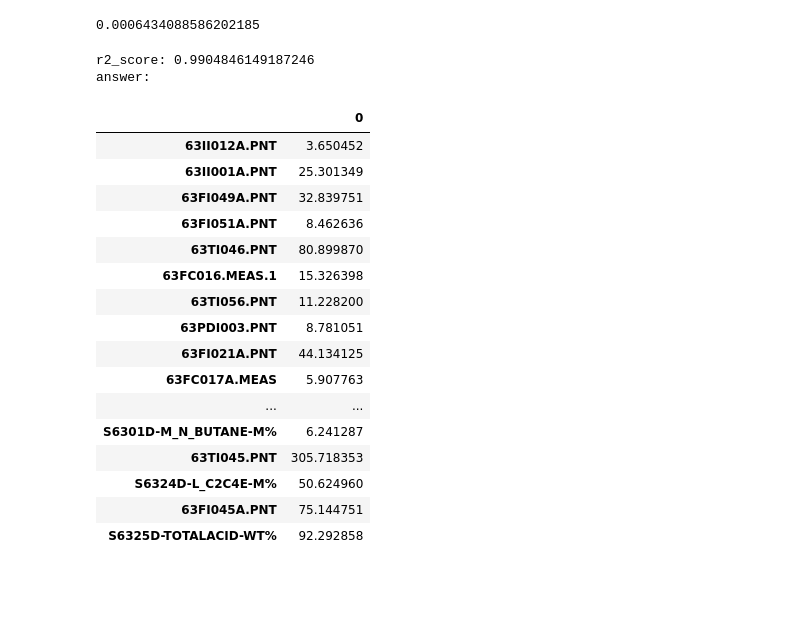
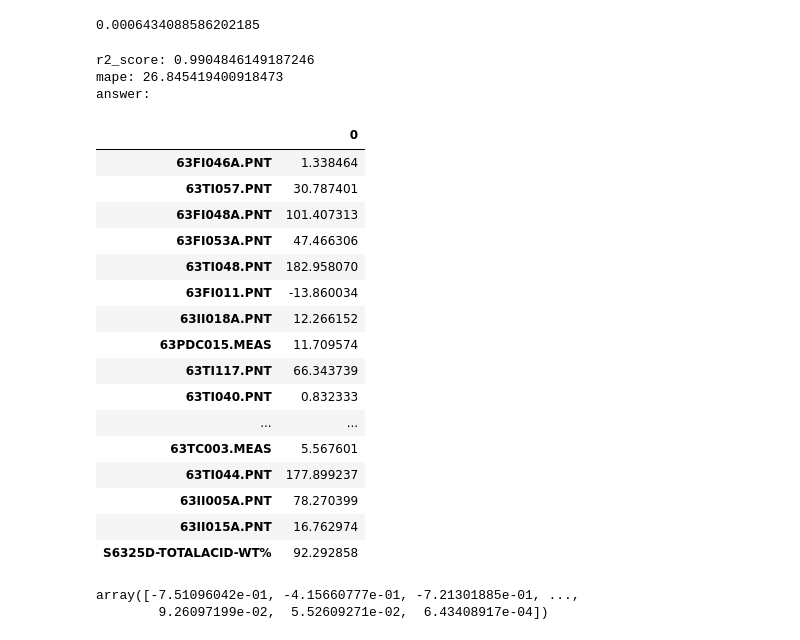
Before and after one commit to skywalker0803r/ALK-, a Jupyter notebook: surrogate model optimize.ipynb, the cells around one changed output. Drawn from its saved outputs; the diff is of its cells as text; code cells hidden in the pictures; blank space fills up the shorter version.

```diff
--- a/surrogate model optimize.ipynb
+++ b/surrogate model optimize.ipynb
@@ -163,30 +178,41 @@ model.predict(pd.DataFrame(study.best_params,index=[0]))[0]
 # %%
 pd.set_option('display.max_rows', 500)
 df_answer = pd.DataFrame()
 for i in study.best_params:
     df_answer[i] = [study.best_params[i]]
 df_answer[y_col] = model.predict(pd.DataFrame(study.best_params,index=[0]))[0]
 df_answer[:] = ss.inverse_transform(df_answer[:])
+def mape(y_true, y_pred):
+    y_true, y_pred = np.array(y_true), np.array(y_pred)
+    return np.mean(np.abs((y_true - y_pred) / y_true)) * 100
+y_pred = model.predict(x)
 print('r2_score:',model.score(x,y))
+print('mape:',mape(y,y_pred))
 print('answer:')
 df_answer.T
 # %% [output]
 r2_score: 0.9904846149187246
+mape: 26.845419400918473
 answer:
 |  | 0 |
-| 63II012A.PNT | 3.650452 |
-| 63II001A.PNT | 25.301349 |
-| 63FI049A.PNT | 32.839751 |
-| 63FI051A.PNT | 8.462636 |
-| 63TI046.PNT | 80.899870 |
-| 63FC016.MEAS.1 | 15.326398 |
-| 63TI056.PNT | 11.228200 |
-| 63PDI003.PNT | 8.781051 |
-| 63FI021A.PNT | 44.134125 |
-| 63FC017A.MEAS | 5.907763 |
+| 63FI046A.PNT | 1.338464 |
+| 63TI057.PNT | 30.787401 |
+| 63FI048A.PNT | 101.407313 |
+| 63FI053A.PNT | 47.466306 |
+| 63TI048.PNT | 182.958070 |
+| 63FI011.PNT | -13.860034 |
+| 63II018A.PNT | 12.266152 |
+| 63PDC015.MEAS | 11.709574 |
+| 63TI117.PNT | 66.343739 |
+| 63TI040.PNT | 0.832333 |
 | ... | ... |
-| S6301D-M_N_BUTANE-M% | 6.241287 |
-| 63TI045.PNT | 305.718353 |
-| S6324D-L_C2C4E-M% | 50.624960 |
-| 63FI045A.PNT | 75.144751 |
+| 63TC003.MEAS | 5.567601 |
+| 63TI044.PNT | 177.899237 |
+| 63II005A.PNT | 78.270399 |
+| 63II015A.PNT | 16.762974 |
 | S6325D-TOTALACID-WT% | 92.292858 |
+# %%
+y_pred
+# %% [output]
+array([-7.51096042e-01, -4.15660777e-01, -7.21301885e-01, ...,
+        9.26097199e-02,  5.52609271e-02,  6.43408917e-04])
```
Also changed, not shown: parts of 5 cells of this notebook.
